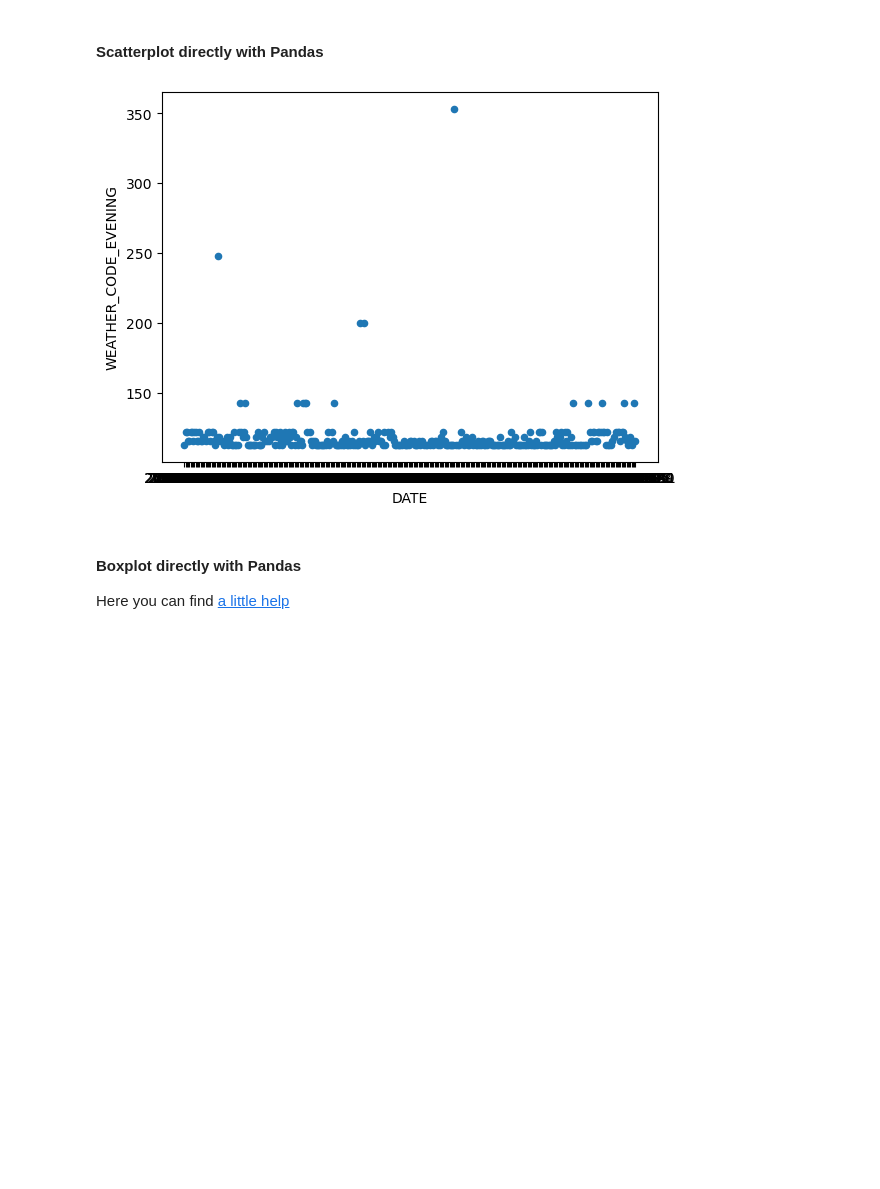
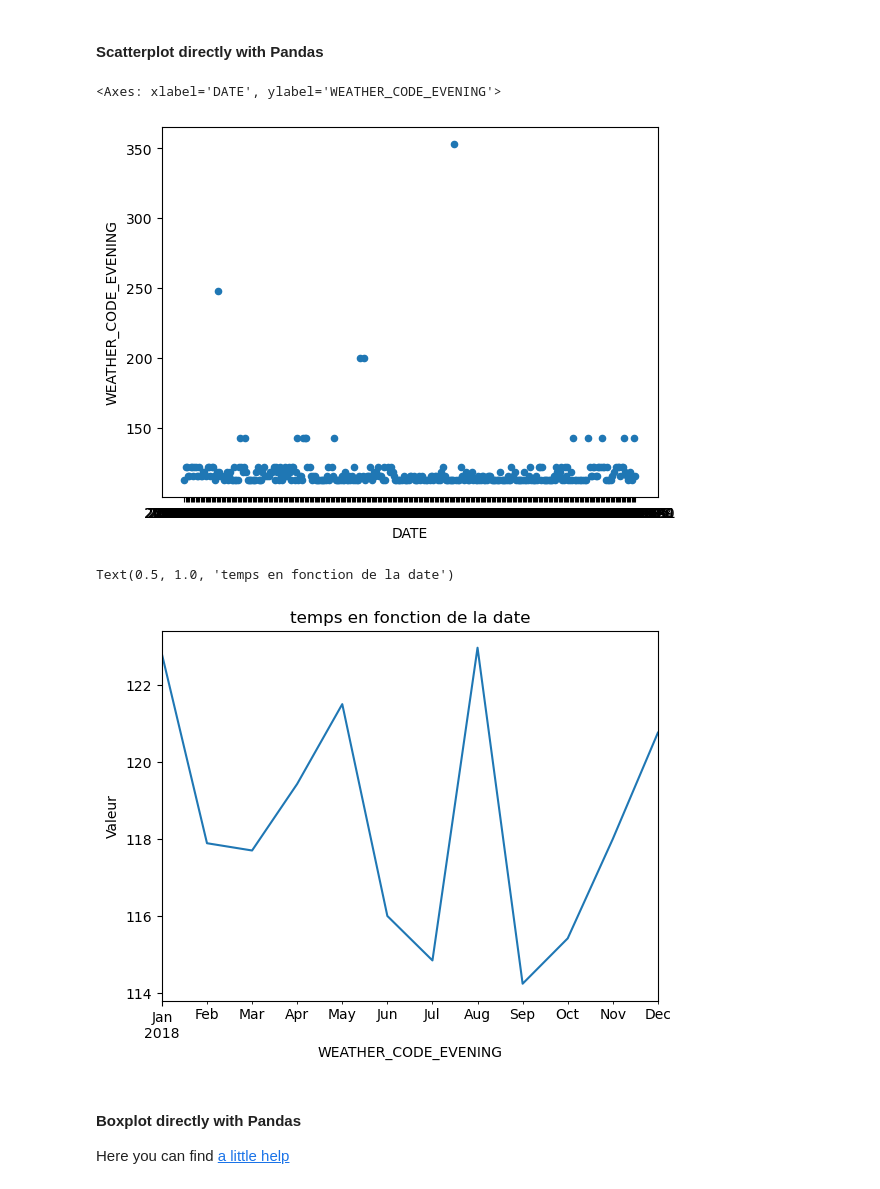
Before and after one commit to bigmoletos/WildCodeSchool_formation_IA_nov2023, a Jupyter notebook: quêtes/Semaine5/Pandas/Pandas/FD_2.1 Pandas_Merge and fill Missing values.ipynb, the cells around one changed output. Saved outputs shown, nothing was run; the diff lists cells and outputs as text; code cells hidden in the pictures; blank space fills up the shorter version.

```diff
--- a/quêtes/Semaine5/Pandas/Pandas/FD_2.1 Pandas_Merge and fill Missing values.ipynb
+++ b/quêtes/Semaine5/Pandas/Pandas/FD_2.1 Pandas_Merge and fill Missing values.ipynb
@@ -124,10 +124,10 @@ Your DataFrame **df2018** should now have 21 columns and 365 rows. If not, try a
 # It was very useful to perform the "merge". But we don't need it anymore.
 
 # Read and execute the code below :
-df2018.drop('date',             # Select column to drop
-            # Precise if you want to drop a column (1) or a row (0)
-            axis=1,
-            inplace=True)     # If we don't use this argument, result is not stored
+# df2018.drop('date',             # Select column to drop
+#             # Precise if you want to drop a column (1) or a row (0)
+#             axis=1,
+#             inplace=True)     # If we don't use this argument, result is not stored
 # %% [markdown]
 Now, everybody should have a 20 columns and 365 rows.
 
@@ -221,10 +224,23 @@ You have to visualize how are the well-filled data. Of course you know Matplotli
 #### Scatterplot directly with Pandas
 # %%
 # Draw a scatterplot with Date on X-axis and WEATHER_CODE_EVENING on Y-axis
-
-df2018.plot.scatter(x='DATE', y='WEATHER_CODE_EVENING',
-                    colormap='viridis')  # Code to complete
-
-plt.show()
+df2018.plot.scatter(x='DATE', y='WEATHER_CODE_EVENING')  # Code to complete
 # %% [output]
+<Axes: xlabel='DATE', ylabel='WEATHER_CODE_EVENING'>
 [figure]
+# %%
+# Pour plus d'éfficacité on va changer l'index de notre  dataframe en prenant la date, ce qui nous permetra de faire des selction plus facilement
+df2018_2 = df2018.copy()
+#  formatage colonne date en date
+df2018_2['DATE'] = pd.to_datetime(df2018_2['DATE'])
+df2018_2.set_index('DATE', inplace=True)
+
+
+ax = df2018_2.resample("M")['WEATHER_CODE_EVENING'].mean().plot()
+# Ajouter des étiquettes et un titre
+ax.set_xlabel('WEATHER_CODE_EVENING')
+ax.set_ylabel('Valeur')
+ax.set_title('temps en fonction de la date')
+# %% [output]
+Text(0.5, 1.0, 'temps en fonction de la date')
+[figure, added]
```
Also changed, not shown: parts of 46 cells of this notebook, 3 other files.
